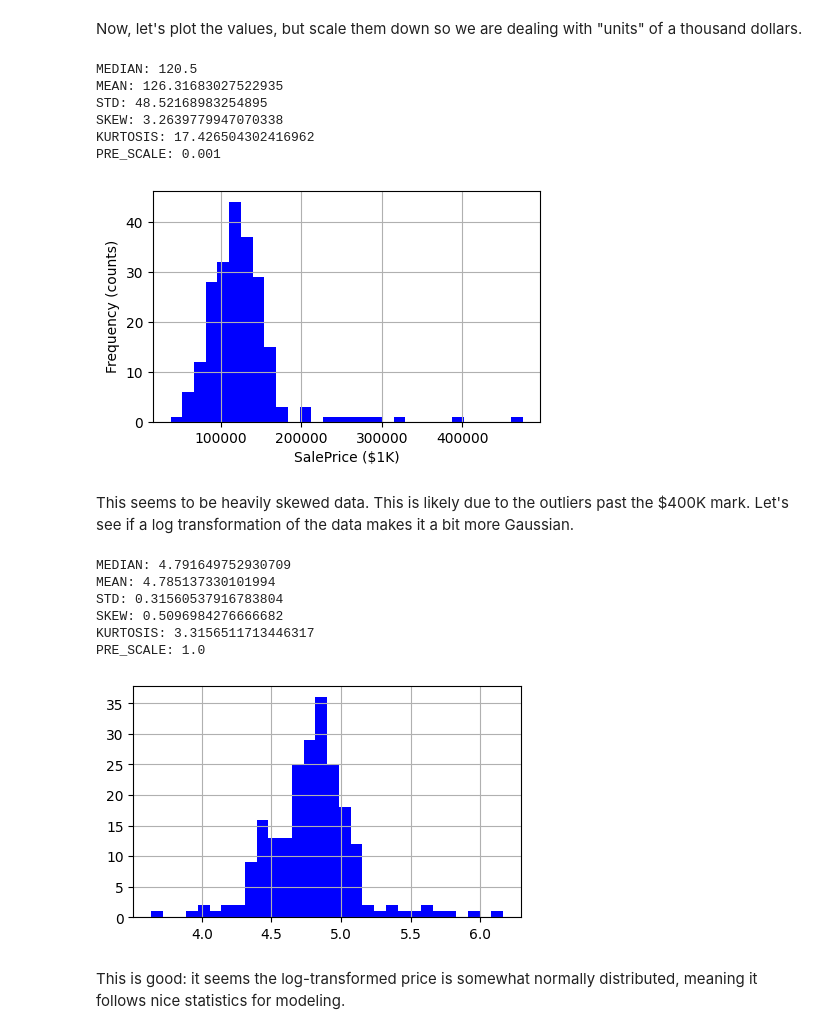
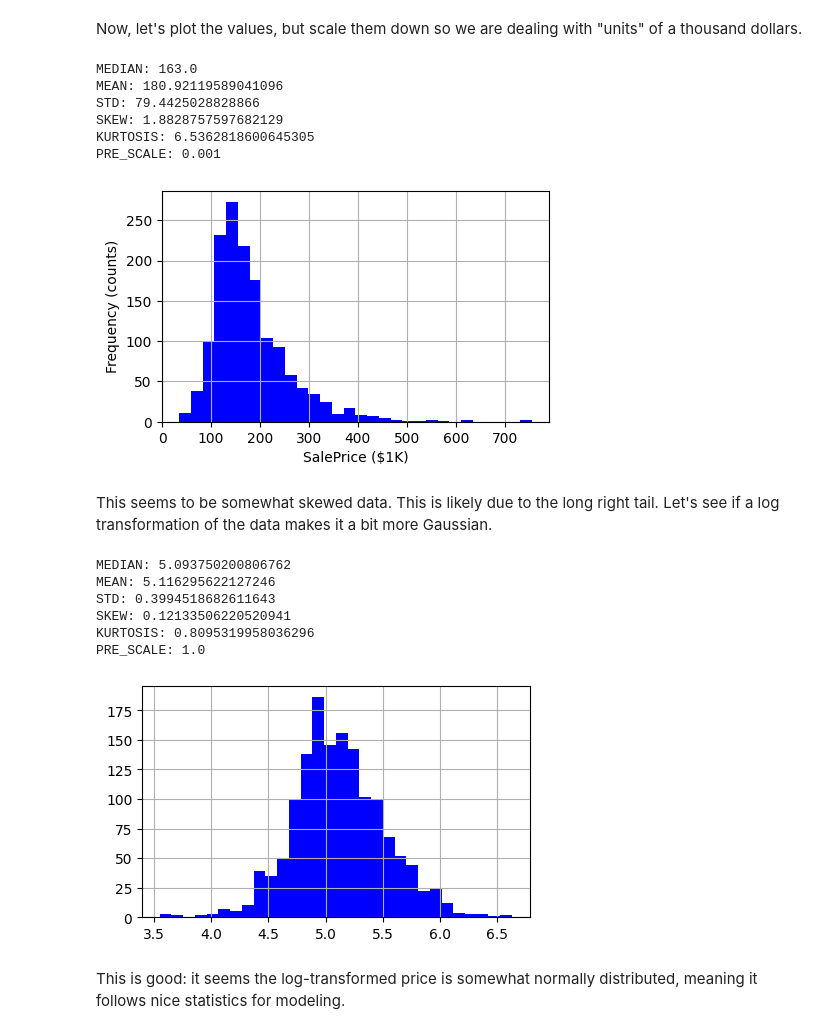
Before and after one commit to victorventuri/kaggle_play, a Jupyter notebook: house_price_tutorial/houseprices.ipynb, the cells around one changed output. Saved outputs shown, nothing was run; the diff lists cells and outputs as text; code cells hidden in the pictures.

```diff
--- a/house_price_tutorial/houseprices.ipynb
+++ b/house_price_tutorial/houseprices.ipynb
@@ -40,6 +122,9 @@ Let's dedicate some time to understand the data first.
 # %%
+na_values = dict.fromkeys(features_info['continuous'], [' ', 'NA', 'N/A', 'Null', 'NULL'])
+
 full_training = pd.read_csv(input_dir + 'house-prices-advanced-regression-techniques/train.csv',
-                            keep_default_na=False  # Recall some of the categories are 'NA'
+                            keep_default_na=False,  # Recall some of the categories are 'NA'
+                            na_values=na_values,
                             )
 num_entries = full_training.shape[0]
 
@@ -79,11 +164,11 @@ fig, ax = plt.subplots(figsize=(4, 4))
 ax.set_ylabel(target_name)
 ax.set_xlabel(f'Log({continuous_var})')
 
-for zone, data in full_training.groupby(categorical_var):
-    sc = ax.scatter(np.log(data[continuous_var]), data[target_name],
+for zone, hunch_data in full_training.groupby(categorical_var):
+    sc = ax.scatter(np.log(hunch_data[continuous_var]), hunch_data[target_name],
                     # color=colors[zone],
                     marker='o',
-                    alpha=(0.85 - len(data)/num_entries),  # The more entries the lighter for visualization purposes
+                    alpha=(0.85 - len(hunch_data)/num_entries),  # The more entries the lighter for visualization purposes
                     s=50,
                     label=zone)
     # sc.set_facecolor("none")
@@ -141,7 +226,7 @@ def view_stats(data: pd.Series,
              'pre_scale': scale}
 
     # Plot
-    data.hist(bins=bins, ax=axes, color=color, alpha=alpha)
+    (data * scale).hist(bins=bins, ax=axes, color=color, alpha=alpha)
 
     # Print info
     if verbose:
@@ -158,37 +243,37 @@ scale=1.0e-03
 # Create figure
 fig, axes = plt.subplots(figsize=(5, 3))
 
-target_stats = view_stats(data=data[target_name], axes=axes, scale=scale)
+target_stats = view_stats(data=full_training[target_name], axes=axes, scale=scale)
 axes.set_xlabel(f'{target_name} ($1K)')
 _ = axes.set_ylabel('Frequency (counts)')
 # %% [output]
-MEDIAN: 120.5
-MEAN: 126.31683027522935
-STD: 48.52168983254895
-SKEW: 3.2639779947070338
-KURTOSIS: 17.426504302416962
+MEDIAN: 163.0
+MEAN: 180.92119589041096
+STD: 79.4425028828866
+SKEW: 1.8828757597682129
+KURTOSIS: 6.5362818600645305
 PRE_SCALE: 0.001
-[figure, old version]
+[figure, new version]
 # %% [markdown]
-This seems to be heavily skewed data. This is likely due to the outliers past the $400K mark. Let's see if a log transformation of the data makes it a bit more Gaussian.
+This seems to be somewhat skewed data. This is likely due to the long right tail. Let's see if a log transformation of the data makes it a bit more Gaussian.
 # %%
 log_target_name = f"log_{target_name}"
 
 # Let's also apply the 1K scale here for simplicity
-data.loc[:, log_target_name] = np.log(data[target_name] * scale)
+full_training.loc[:, log_target_name] = np.log(full_training[target_name] * scale)
 # %%
 # Create figure
 fig, axes = plt.subplots(figsize=(5, 3))
 
-log_target_stats = view_stats(data=data[log_target_name], axes=axes)
+log_target_stats = view_stats(data=full_training[log_target_name], axes=axes)
 # %% [output]
-MEDIAN: 4.791649752930709
-MEAN: 4.785137330101994
-STD: 0.31560537916783804
-SKEW: 0.5096984276666682
-KURTOSIS: 3.3156511713446317
+MEDIAN: 5.093750200806762
+MEAN: 5.116295622127246
+STD: 0.3994518682611643
+SKEW: 0.12133506220520941
+KURTOSIS: 0.8095319958036296
 PRE_SCALE: 1.0
-[figure, old version]
+[figure, new version]
 # %% [markdown]
 This is good: it seems the log-transformed price is somewhat normally distributed, meaning it follows nice statistics for modeling.
 # %% [markdown]
```
Also changed, not shown: parts of 29 cells of this notebook.
